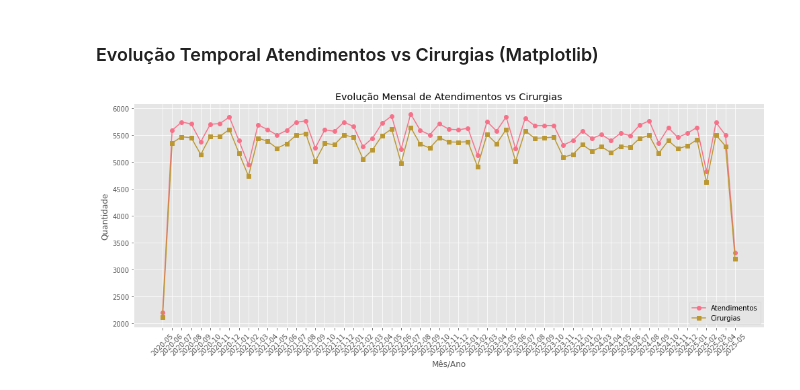
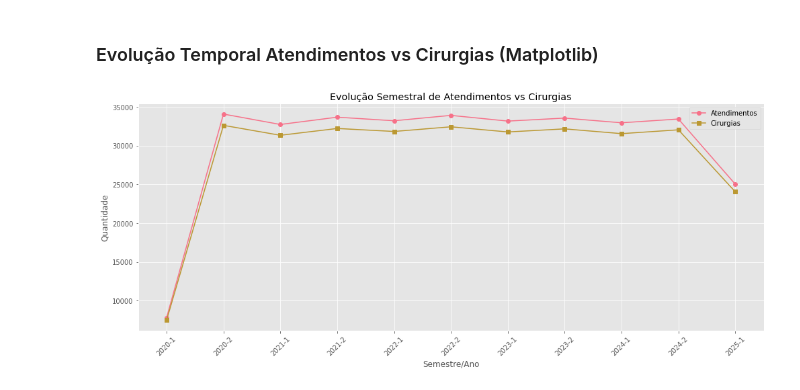
Before and after one commit to luanbandeira/projeto-NTT, a Jupyter notebook: NTTdata.ipynb, the cells around one changed output. Cells and saved outputs as stored; diff of their text form; code cells hidden in the pictures.

```diff
--- a/NTTdata.ipynb
+++ b/NTTdata.ipynb
@@ -117,16 +143,23 @@ df_cirurgias = (
             'tipo_procedimento': 'NÃO ESPECIFICADO',
             'resultado_cirurgia': 'NÃO REGISTRADO'
         })
-        # Garantir que o código do paciente seja string
+        # Garantir que o código do paciente seja string e não nulo
         .withColumn("cod_paciente", F.coalesce(F.col("cod_paciente"), F.lit("SEM_CODIGO")))
+        .withColumn("cod_paciente", F.col("cod_paciente").cast("string"))
         # Formatar data corretamente
         .withColumn("data_cirurgia", F.coalesce(F.to_date("data_cirurgia", "yyyy-MM-dd"), F.lit(None)))
 )
+
+# Estatísticas básicas
+nulos_cirurgias = df_cirurgias.where(F.col("cod_paciente") == "SEM_CODIGO").count()
+total_cirurgias = df_cirurgias.count()
+distintos_cirurgias = df_cirurgias.select("cod_paciente").distinct().count()
+print(f"✅ Cirurgias: {total_cirurgias} registros, {distintos_cirurgias} pacientes únicos, {nulos_cirurgias} nulos/placeholders.")
 
 # Visualização já formatada
 print("Cirurgias - Silver:")
 display(df_cirurgias.limit(10))
 
-# Salvar em Parquet
-df_cirurgias.write.mode("overwrite").format("parquet").save("/mnt/silver/cirurgias")
+# Salvar em Delta lake
+df_cirurgias.write.mode("overwrite").format("delta").save("/mnt/silver/cirurgias")
 # %% [output]
@@ -468,35 +627,52 @@ fig.show()
 # %% [markdown]
 ### Evolução Temporal Atendimentos vs Cirurgias (Matplotlib)
 # %%
-# JOIN e preparação temporal
+from pyspark.sql import functions as F
+
+# 🟡 Preparação dos DataFrames separadamente
+df_atendimentos_sem = (
+    df_atendimentos
+    .withColumn("ano_atend", F.year("data_atendimento"))
+    .withColumn("semestre_atend", F.when(F.month("data_atendimento") <= 6, F.lit(1)).otherwise(F.lit(2)))
+)
+
+df_cirurgias_sem = (
+    df_cirurgias
+    .withColumn("ano_cirurgia", F.year("data_cirurgia"))
+    .withColumn("semestre_cirurgia", F.when(F.month("data_cirurgia") <= 6, F.lit(1)).otherwise(F.lit(2)))
+)
+
+# 🟡 JOIN e preparação temporal
 df_evolucao = (
-    df_atendimentos.withColumn("mes_atendimento", F.date_format("data_atendimento", "yyyy-MM"))
+    df_atendimentos_sem
     .join(
-        df_cirurgias.withColumn("mes_cirurgia", F.date_format("data_cirurgia", "yyyy-MM")),
+        df_cirurgias_sem,
         df_atendimentos["nome_paciente"] == df_cirurgias["nome_paciente"],
         "left"
     )
-    .groupBy("mes_atendimento")
+    .groupBy("ano_atend", "semestre_atend")
     .agg(
         F.count(df_atendimentos["atendimento_id"]).alias("atendimentos"),
         F.count(df_cirurgias["tipo_cirurgia"]).alias("cirurgias")
     )
-    .orderBy("mes_atendimento")
+    .orderBy("ano_atend", "semestre_atend")
+    .withColumn("periodo", F.concat_ws("-", F.col("ano_atend"), F.col("semestre_atend")))
+    .select("periodo", "atendimentos", "cirurgias")
     .toPandas()
 )
 
-# Visualização
+# 🟡 Visualização
 plt.figure(figsize=(14, 6))
-plt.plot(df_evolucao['mes_atendimento'], df_evolucao['atendimentos'], marker='o', label='Atendimentos')
-plt.plot(df_evolucao['mes_atendimento'], df_evolucao['cirurgias'], marker='s', label='Cirurgias')
+plt.plot(df_evolucao['periodo'], df_evolucao['atendimentos'], marker='o', label='Atendimentos')
+plt.plot(df_evolucao['periodo'], df_evolucao['cirurgias'], marker='s', label='Cirurgias')
 
-plt.title('Evolução Mensal de Atendimentos vs Cirurgias')
-plt.xlabel('Mês/Ano')
+plt.title('Evolução Semestral de Atendimentos vs Cirurgias')
+plt.xlabel('Semestre/Ano')
 plt.ylabel('Quantidade')
 plt.xticks(rotation=45)
 plt.legend()
 plt.grid(True)
 plt.tight_layout()
 plt.show()
 # %% [output]
-[figure, old version]
+[figure, new version]
```
Also changed, not shown: parts of 22 cells of this notebook.
